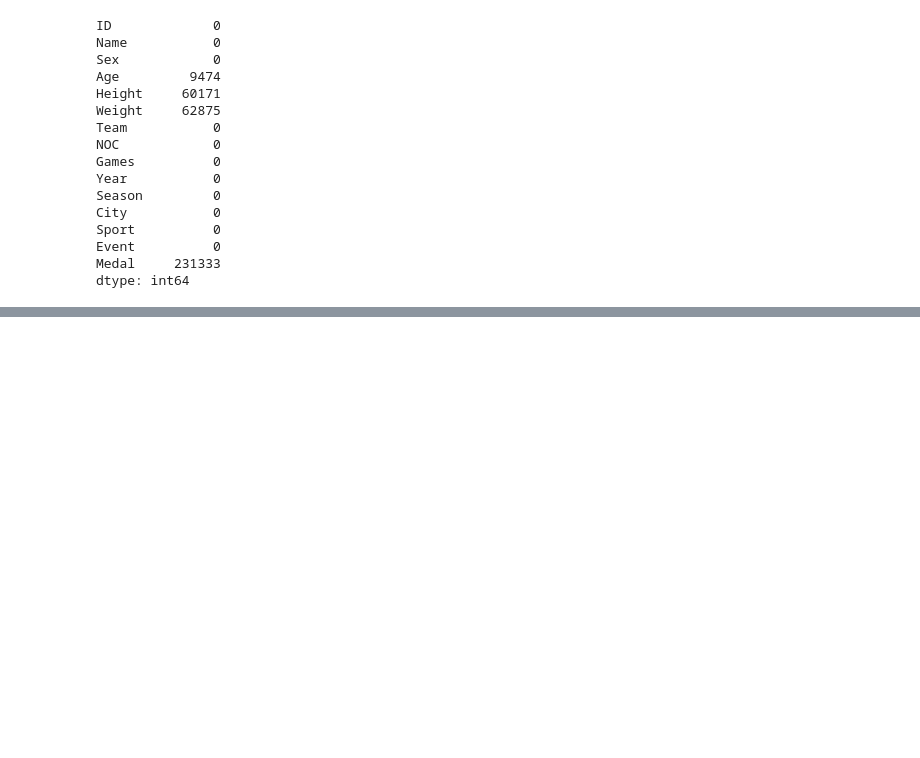
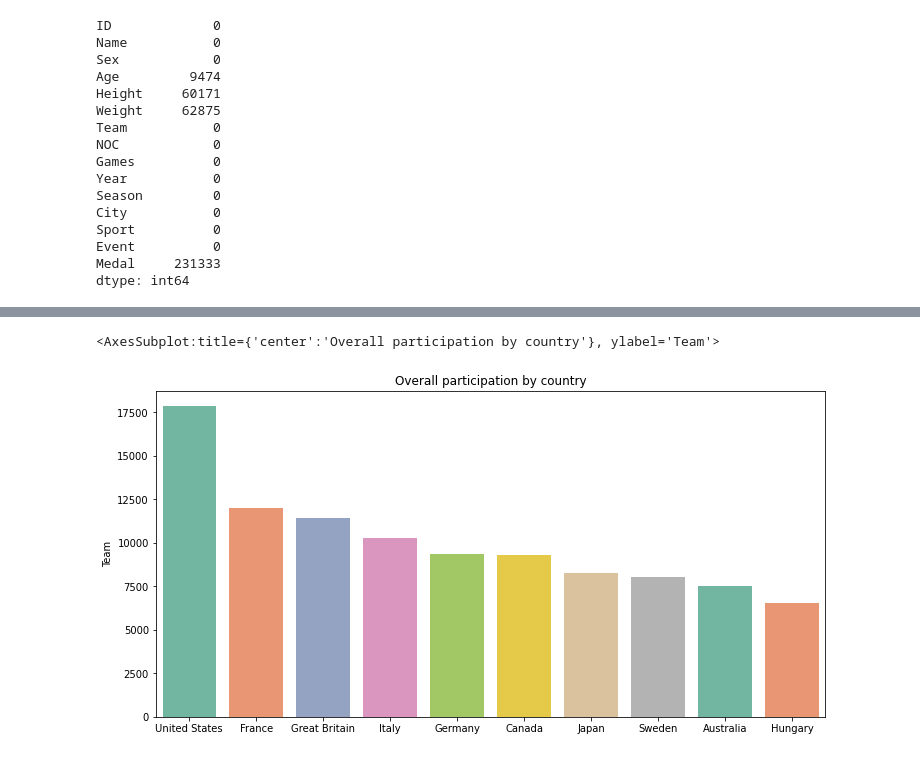
Before and after one commit to Rishiraj-singh7/Olympics-Data-, a Jupyter notebook: main.ipynb, the cells around one changed output, grey strips where cells are left out. Cells and saved outputs as stored; diff of their text form; code cells hidden in the pictures; blank space fills up the shorter version.

Commit message:
graphs

```diff
--- a/main.ipynb
+++ b/main.ipynb
@@ -159,0 +182,4 @@ dtype: int64
+# %%
+#Top country participating
+top_10_countries =athletes_df.Team.value_counts().sort_values(ascending = False).head(10)
+top_10_countries
@@ -159,0 +198,10 @@ dtype: int64
+# %%
+#Plot for the top 10 countries
+
+plt.figure(figsize=(12,6))
+#plt.xticks(roation=20)
+plt.title('Overall participation by country')
+sns.barplot(x= top_10_countries.index, y = top_10_countries,palette='Set2')
+# %% [output]
+<AxesSubplot:title={'center':'Overall participation by country'}, ylabel='Team'>
+[figure, added]
```
Also changed, not shown: parts of 6 cells of this notebook.
